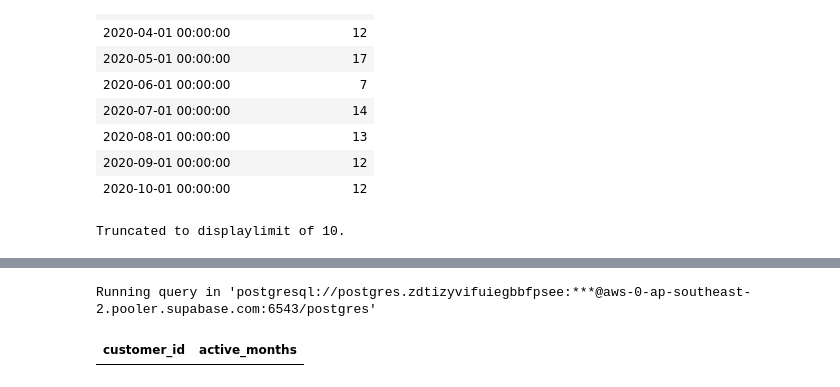
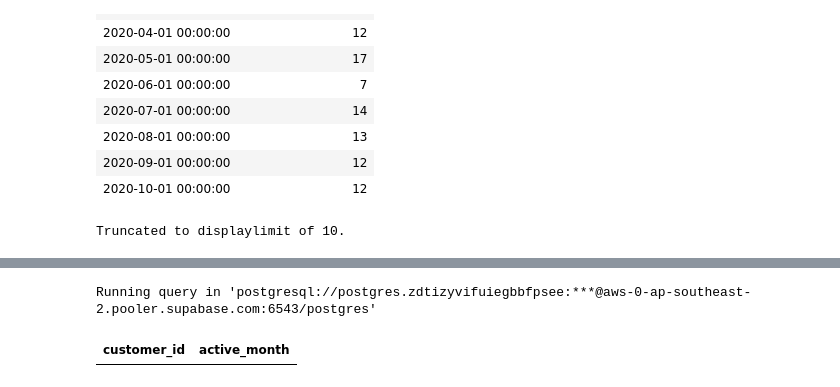
Before and after one commit to umesh-creates/sql_pandas_exercise_and_notes, a Jupyter notebook: retail_analysis exercise/date _and_time.ipynb, the cells around one changed output, grey strips where cells are left out. Drawn from its saved outputs; the diff is of its cells as text; code cells hidden in the pictures.

Commit message:
date and time end by sql

```diff
--- a/retail_analysis exercise/date _and_time.ipynb
+++ b/retail_analysis exercise/date _and_time.ipynb
@@ -2318,12 +2330,12 @@ Find customers **who placed at least one order in every month in the dataset**.
 # %%
 %%sql
-SELECT customer_id, COUNT(DISTINCT DATE_TRUNC('month', order_date)) AS active_months
+SELECT customer_id, COUNT(DISTINCT DATE_TRUNC('month', order_date)) AS active_month
 FROM retail_analysis.orders
 GROUP BY customer_id
 HAVING COUNT(DISTINCT DATE_TRUNC('month', order_date)) = (
     SELECT COUNT(DISTINCT DATE_TRUNC('month', order_date))
     FROM retail_analysis.orders
 )
 # %% [output]
 Running query in 'postgresql://postgres.zdtizyvifuiegbbfpsee:***@aws-0-ap-southeast-2.pooler.supabase.com:6543/postgres'
-| customer_id | active_months |
+| customer_id | active_month |
```
Also changed, not shown: parts of 20 cells of this notebook.
